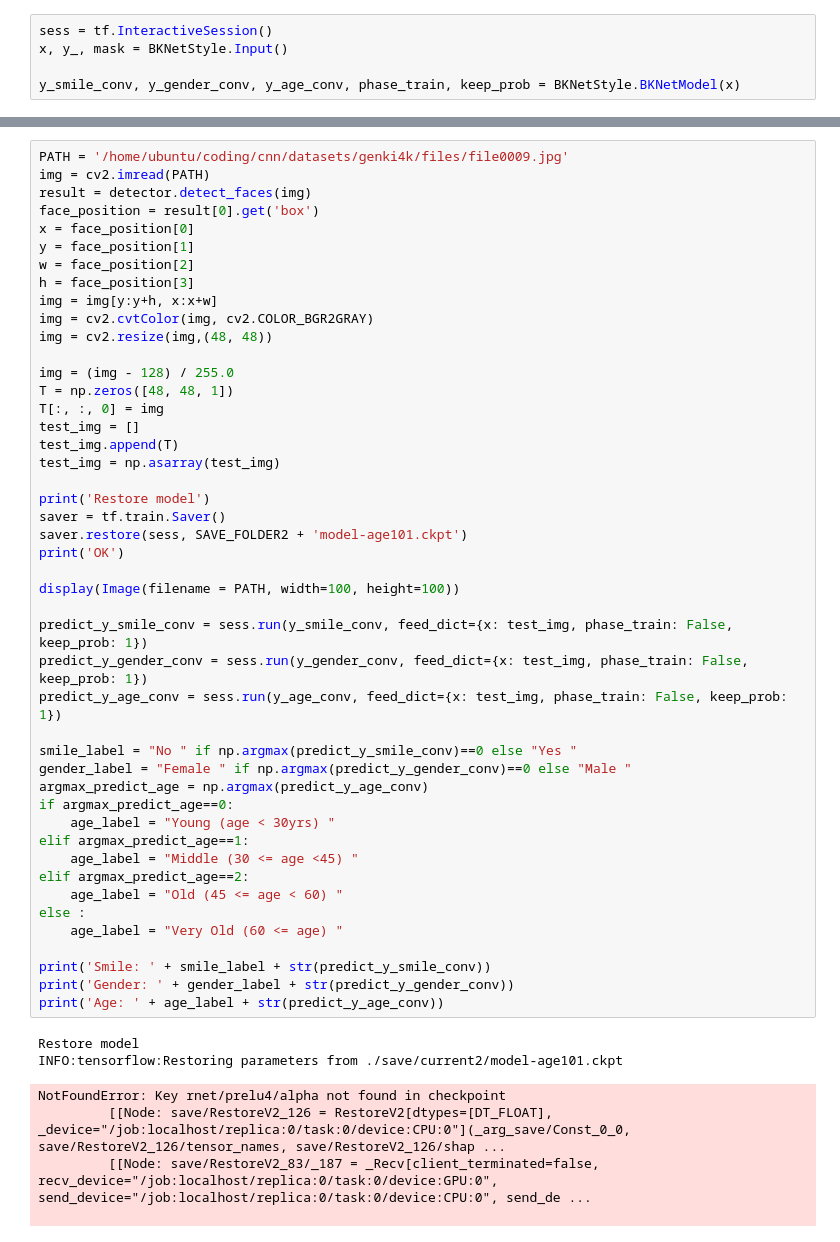
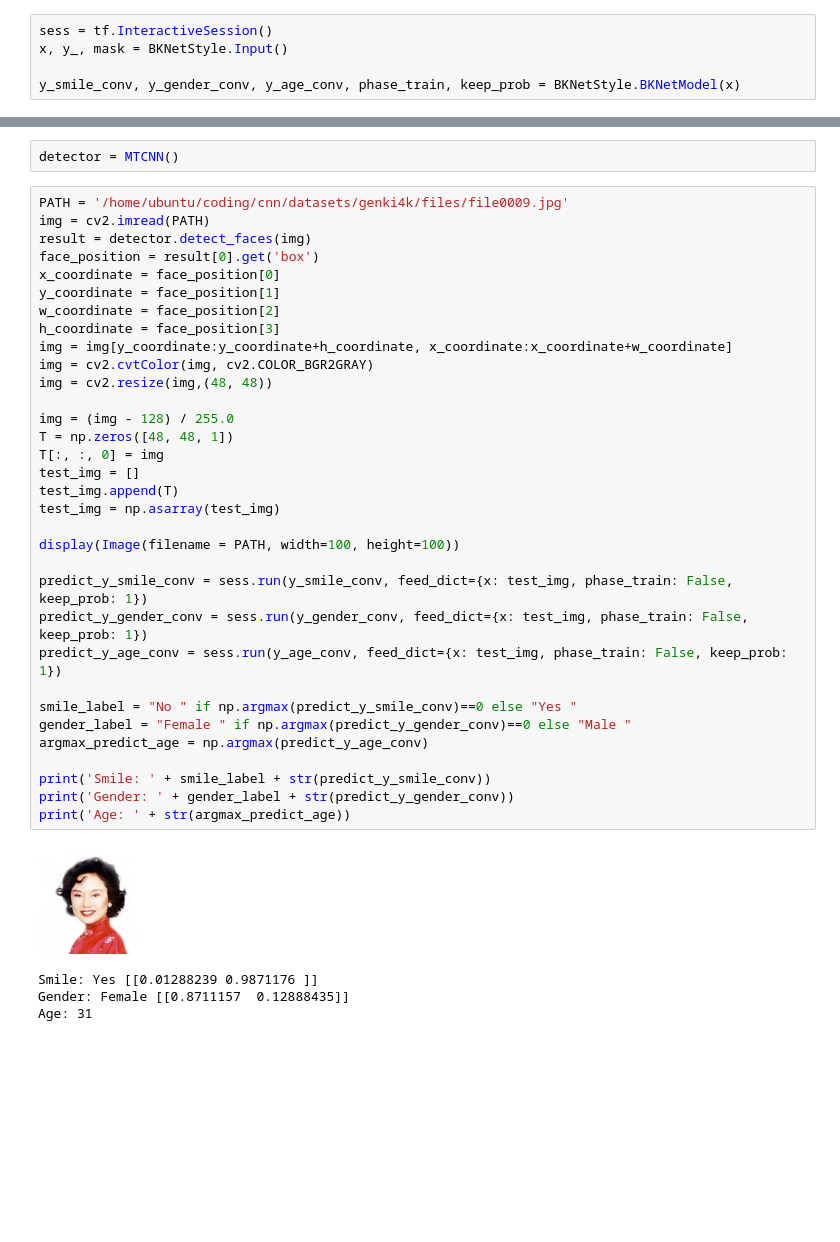
Before and after one commit to truongnmt/multi-task-learning, a Jupyter notebook: test-101age.ipynb, the cells around one changed output, grey strips where cells are left out. Cells and saved outputs as stored; diff of their text form; blank space fills up the shorter version.

```diff
--- a/test-101age.ipynb
+++ b/test-101age.ipynb
@@ -32,56 +28,43 @@ NotFoundError: Key rnet/prelu4/alpha not found in checkpoint
+# %%
+detector = MTCNN()
 # %%
 PATH = '/home/ubuntu/coding/cnn/datasets/genki4k/files/file0009.jpg'
 img = cv2.imread(PATH)
 result = detector.detect_faces(img)
 face_position = result[0].get('box')
-x = face_position[0]
-y = face_position[1]
-w = face_position[2]
-h = face_position[3]
-img = img[y:y+h, x:x+w]
+x_coordinate = face_position[0]
+y_coordinate = face_position[1]
+w_coordinate = face_position[2]
+h_coordinate = face_position[3]
+img = img[y_coordinate:y_coordinate+h_coordinate, x_coordinate:x_coordinate+w_coordinate]
 img = cv2.cvtColor(img, cv2.COLOR_BGR2GRAY)
 img = cv2.resize(img,(48, 48))
 
 img = (img - 128) / 255.0
 T = np.zeros([48, 48, 1])
 T[:, :, 0] = img
 test_img = []
 test_img.append(T)
 test_img = np.asarray(test_img)
 
-print('Restore model')
-saver = tf.train.Saver()
-saver.restore(sess, SAVE_FOLDER2 + 'model-age101.ckpt')
-print('OK')
-
 display(Image(filename = PATH, width=100, height=100))
 
 predict_y_smile_conv = sess.run(y_smile_conv, feed_dict={x: test_img, phase_train: False, keep_prob: 1})
 predict_y_gender_conv = sess.run(y_gender_conv, feed_dict={x: test_img, phase_train: False, keep_prob: 1})
 predict_y_age_conv = sess.run(y_age_conv, feed_dict={x: test_img, phase_train: False, keep_prob: 1})
 
 smile_label = "No " if np.argmax(predict_y_smile_conv)==0 else "Yes "
 gender_label = "Female " if np.argmax(predict_y_gender_conv)==0 else "Male "
 argmax_predict_age = np.argmax(predict_y_age_conv)
-if argmax_predict_age==0:
-    age_label = "Young (age < 30yrs) "
-elif argmax_predict_age==1:
-    age_label = "Middle (30 <= age <45) "
-elif argmax_predict_age==2:
-    age_label = "Old (45 <= age < 60) "
-else :
-    age_label = "Very Old (60 <= age) "
 
 print('Smile: ' + smile_label + str(predict_y_smile_conv))
 print('Gender: ' + gender_label + str(predict_y_gender_conv))
-print('Age: ' + age_label + str(predict_y_age_conv))
+print('Age: ' + str(argmax_predict_age))
 # %% [output]
+[figure, added]
-Restore model
-INFO:tensorflow:Restoring parameters from ./save/current2/model-age101.ckpt
+Smile: Yes [[0.01288239 0.9871176 ]]
+Gender: Female [[0.8711157  0.12888435]]
+Age: 31
-NotFoundError: Key rnet/prelu4/alpha not found in checkpoint
-         [[Node: save/RestoreV2_126 = RestoreV2[dtypes=[DT_FLOAT], _device="/job:localhost/replica:0/task:0/device:CPU:0"](_arg_save/Const_0_0, save/RestoreV2_126/tensor_names, save/RestoreV2_126/shap ...
-         [[Node: save/RestoreV2_83/_187 = _Recv[client_terminated=false, recv_device="/job:localhost/replica:0/task:0/device:GPU:0", send_device="/job:localhost/replica:0/task:0/device:CPU:0", send_de ...
-
 # %%
 PATH = '/home/ubuntu/coding/cnn/datasets/imdb_crop/00/nm0000100_rm3653409024_1955-1-6_2003.jpg'
 img = cv2.imread(PATH)
```
Also changed, not shown: parts of 45 cells of this notebook, 7 other files.
